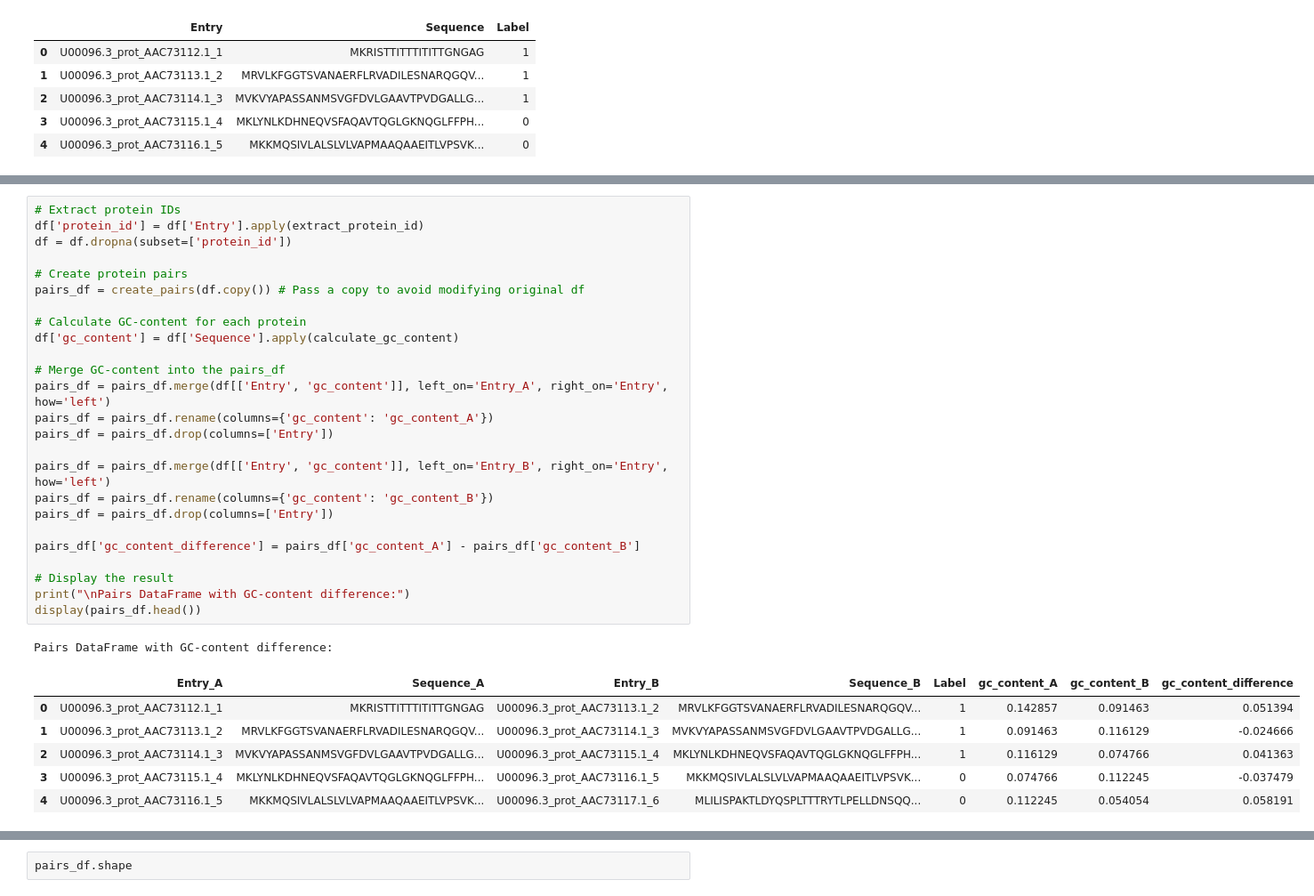
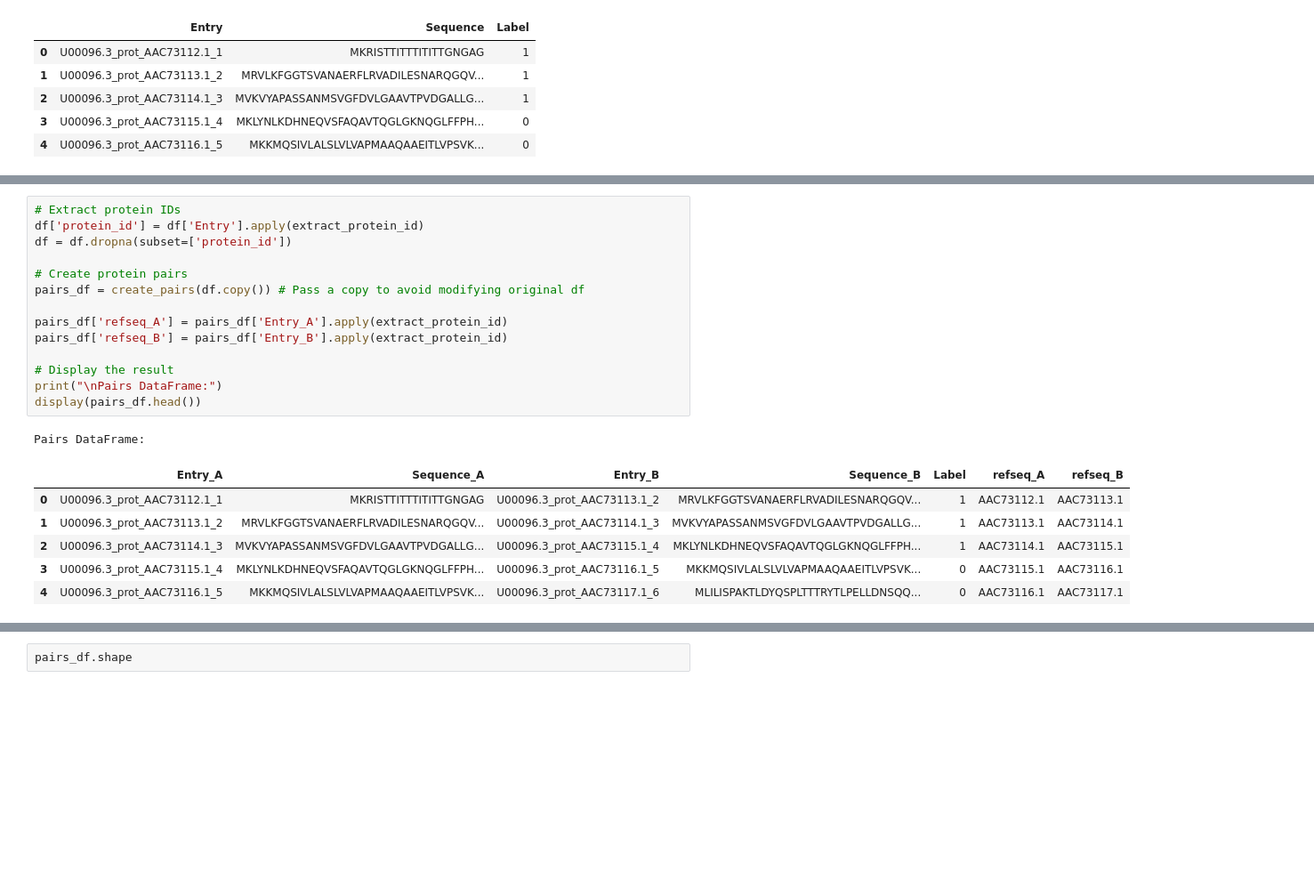
Before and after one commit to cmagapu/690U-Project, a Jupyter notebook: Project.ipynb, the cells around one changed output, grey strips where cells are left out. Shown at 89% size. Saved outputs shown, nothing was run; the diff lists cells and outputs as text; blank space fills up the shorter version.

```diff
--- a/Project.ipynb
+++ b/Project.ipynb
@@ -68,33 +89,22 @@ def create_pairs(df):
 # %%
 # Extract protein IDs
 df['protein_id'] = df['Entry'].apply(extract_protein_id)
 df = df.dropna(subset=['protein_id'])
 
 # Create protein pairs
 pairs_df = create_pairs(df.copy()) # Pass a copy to avoid modifying original df
 
-# Calculate GC-content for each protein
-df['gc_content'] = df['Sequence'].apply(calculate_gc_content)
-
-# Merge GC-content into the pairs_df
-pairs_df = pairs_df.merge(df[['Entry', 'gc_content']], left_on='Entry_A', right_on='Entry', how='left')
-pairs_df = pairs_df.rename(columns={'gc_content': 'gc_content_A'})
-pairs_df = pairs_df.drop(columns=['Entry'])
-
-pairs_df = pairs_df.merge(df[['Entry', 'gc_content']], left_on='Entry_B', right_on='Entry', how='left')
-pairs_df = pairs_df.rename(columns={'gc_content': 'gc_content_B'})
-pairs_df = pairs_df.drop(columns=['Entry'])
-
-pairs_df['gc_content_difference'] = pairs_df['gc_content_A'] - pairs_df['gc_content_B']
+pairs_df['refseq_A'] = pairs_df['Entry_A'].apply(extract_protein_id)
+pairs_df['refseq_B'] = pairs_df['Entry_B'].apply(extract_protein_id)
 
 # Display the result
-print("\nPairs DataFrame with GC-content difference:")
+print("\nPairs DataFrame:")
 display(pairs_df.head())
 # %% [output]
-Pairs DataFrame with GC-content difference:
+Pairs DataFrame:
-|  | Entry_A | Sequence_A | Entry_B | Sequence_B | Label | gc_content_A | gc_content_B | gc_content_difference |
-| 0 | U00096.3_prot_AAC73112.1_1 | MKRISTTITTTITITTGNGAG | U00096.3_prot_AAC73113.1_2 | MRVLKFGGTSVANAERFLRVADILESNARQGQV... | 1 | 0.142857 | 0.091463 | 0.051394 |
-| 1 | U00096.3_prot_AAC73113.1_2 | MRVLKFGGTSVANAERFLRVADILESNARQGQV... | U00096.3_prot_AAC73114.1_3 | MVKVYAPASSANMSVGFDVLGAAVTPVDGALLG... | 1 | 0.091463 | 0.116129 | -0.024666 |
-| 2 | U00096.3_prot_AAC73114.1_3 | MVKVYAPASSANMSVGFDVLGAAVTPVDGALLG... | U00096.3_prot_AAC73115.1_4 | MKLYNLKDHNEQVSFAQAVTQGLGKNQGLFFPH... | 1 | 0.116129 | 0.074766 | 0.041363 |
-| 3 | U00096.3_prot_AAC73115.1_4 | MKLYNLKDHNEQVSFAQAVTQGLGKNQGLFFPH... | U00096.3_prot_AAC73116.1_5 | MKKMQSIVLALSLVLVAPMAAQAAEITLVPSVK... | 0 | 0.074766 | 0.112245 | -0.037479 |
-| 4 | U00096.3_prot_AAC73116.1_5 | MKKMQSIVLALSLVLVAPMAAQAAEITLVPSVK... | U00096.3_prot_AAC73117.1_6 | MLILISPAKTLDYQSPLTTTRYTLPELLDNSQQ... | 0 | 0.112245 | 0.054054 | 0.058191 |
+|  | Entry_A | Sequence_A | Entry_B | Sequence_B | Label | refseq_A | refseq_B |
+| 0 | U00096.3_prot_AAC73112.1_1 | MKRISTTITTTITITTGNGAG | U00096.3_prot_AAC73113.1_2 | MRVLKFGGTSVANAERFLRVADILESNARQGQV... | 1 | AAC73112.1 | AAC73113.1 |
+| 1 | U00096.3_prot_AAC73113.1_2 | MRVLKFGGTSVANAERFLRVADILESNARQGQV... | U00096.3_prot_AAC73114.1_3 | MVKVYAPASSANMSVGFDVLGAAVTPVDGALLG... | 1 | AAC73113.1 | AAC73114.1 |
+| 2 | U00096.3_prot_AAC73114.1_3 | MVKVYAPASSANMSVGFDVLGAAVTPVDGALLG... | U00096.3_prot_AAC73115.1_4 | MKLYNLKDHNEQVSFAQAVTQGLGKNQGLFFPH... | 1 | AAC73114.1 | AAC73115.1 |
+| 3 | U00096.3_prot_AAC73115.1_4 | MKLYNLKDHNEQVSFAQAVTQGLGKNQGLFFPH... | U00096.3_prot_AAC73116.1_5 | MKKMQSIVLALSLVLVAPMAAQAAEITLVPSVK... | 0 | AAC73115.1 | AAC73116.1 |
+| 4 | U00096.3_prot_AAC73116.1_5 | MKKMQSIVLALSLVLVAPMAAQAAEITLVPSVK... | U00096.3_prot_AAC73117.1_6 | MLILISPAKTLDYQSPLTTTRYTLPELLDNSQQ... | 0 | AAC73116.1 | AAC73117.1 |
```
Also changed, not shown: parts of 39 cells of this notebook, 5 other files.
